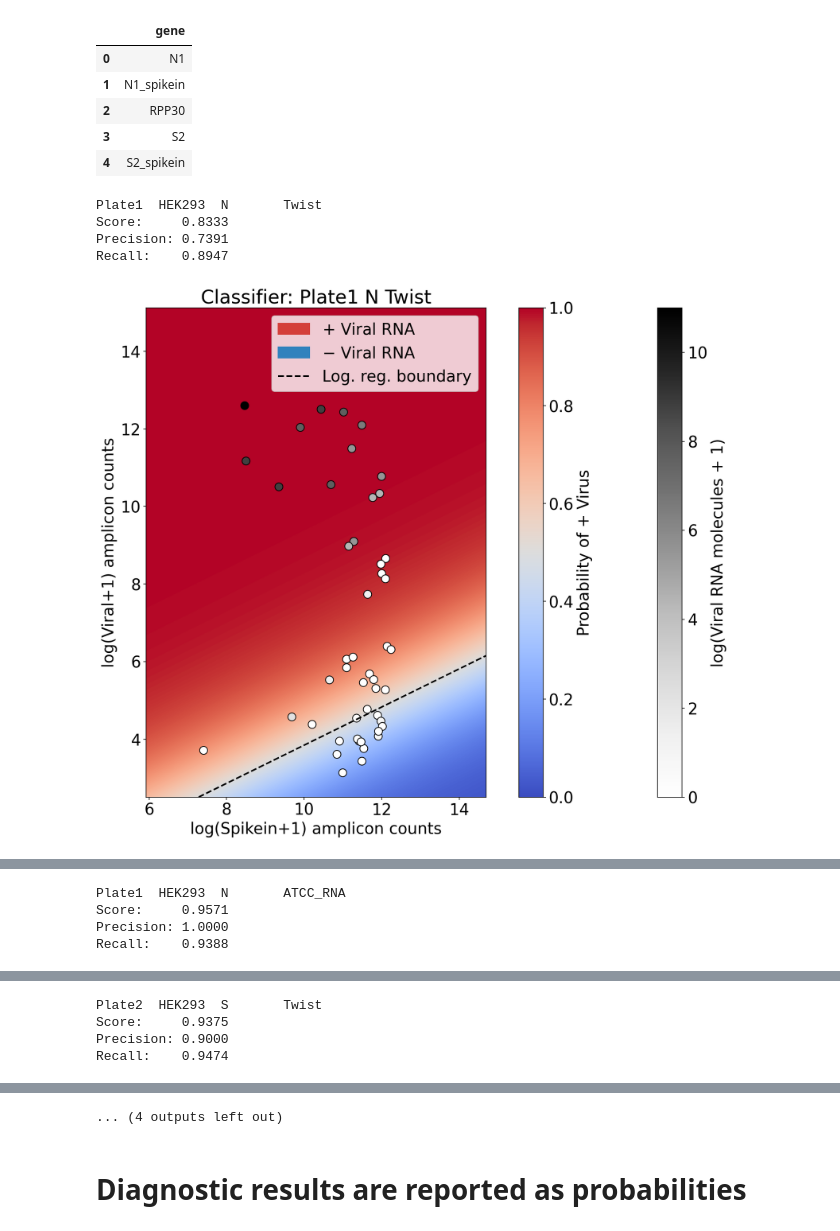
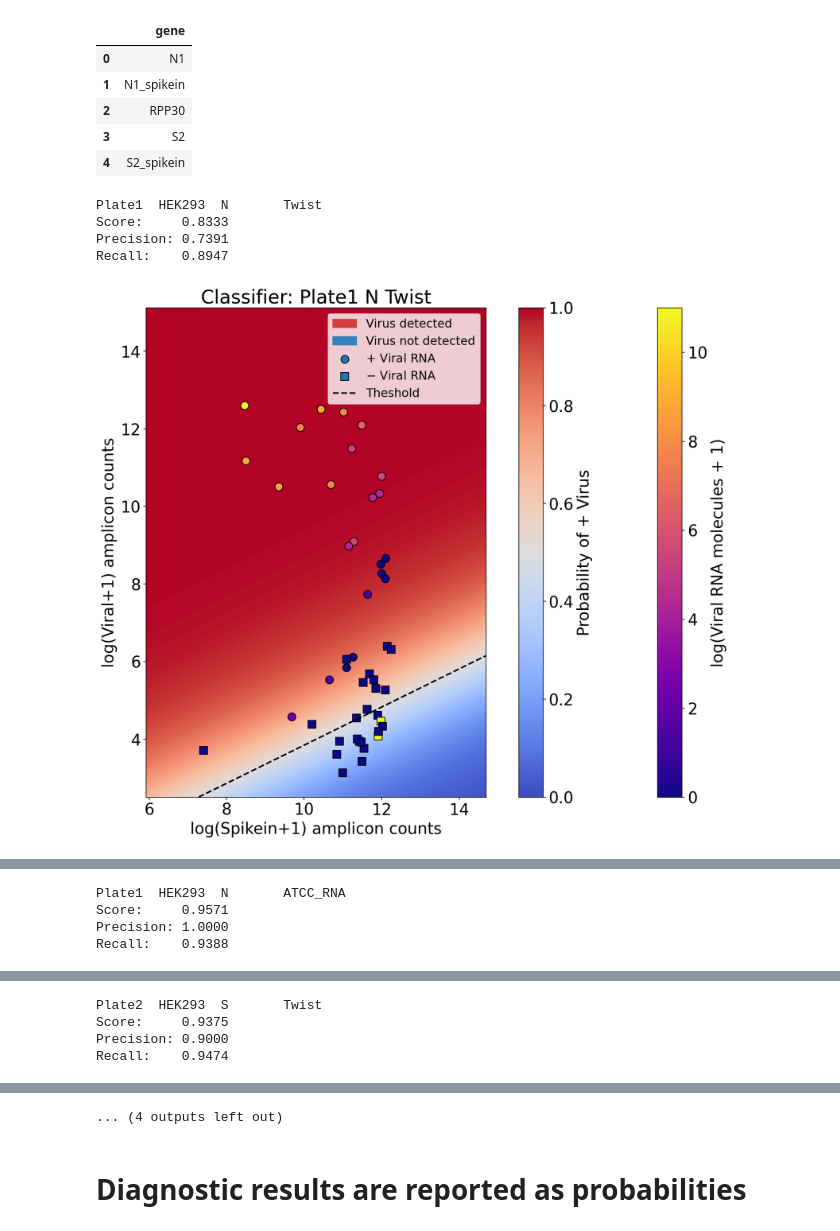
Before and after one commit to pachterlab/BLCSBGLKP_2020, a Jupyter notebook: notebooks/diagnostic.ipynb, the cells around one changed output, grey strips where cells are left out. Cells and saved outputs as stored; diff of their text form; code cells hidden in the pictures.

```diff
--- a/notebooks/diagnostic.ipynb
+++ b/notebooks/diagnostic.ipynb
@@ -89,7 +98,7 @@ def main(X, y1, y2):
 
     return (X_train, X_test, y_train, y_test, y_pred, w, b, clf)
 
-def plot(X, y, xidx, yidx, xlabel, ylabel, w, b):
+def plot(X, y, xidx, yidx, xlabel, ylabel, w, b, y_pred):
 
 
     N = 1000
@@ -116,13 +125,23 @@ def plot(X, y, xidx, yidx, xlabel, ylabel, w, b):
     ax.set_xlim(*xlims)
     ax.set_ylim(*ylims)
 
+    circle_m = y_pred==1
+    square_m = y_pred==0
+
+    circle_color = c[circle_m]
+    square_color = c[square_m]
+
     ### Scatter plot of points
-    sc = ax.scatter(x, y, c = c,s=100, edgecolors="black", cmap="Greys")
+
+    circles = ax.scatter(x[circle_m], y[circle_m], c = circle_color,s=100, marker="o", edgecolors="black", cmap="plasma", label="$+$ Viral RNA")
+    squares = ax.scatter(x[square_m], y[square_m], c = square_color,s=100, marker="s", edgecolors="black", cmap="plasma", label="$-$ Viral RNA")
+
+    sc = ax.scatter(x, y, c = c,s=0, edgecolors="black", cmap="plasma")
 
     ### Plot boundary line
     # note that here we solve the above equation for y using the
     # coefficients and the intercept
-    ax.plot(xx, yy, linestyle="--", color="black", linewidth=2, label="Log. reg. boundary")
+    thresh = ax.plot(xx, yy, linestyle="--", color="black", linewidth=2, label="Theshold")
 
     ### Plot logistic function
     # Perpendicular from the line is the probability that a sample
@@ -142,11 +161,15 @@ def plot(X, y, xidx, yidx, xlabel, ylabel, w, b):
 
     ###############################################################
     ## Prettying up the plot, adding
-    pos = mpatches.Patch(color="#D43F3A", label='$+$ Viral RNA')
-    neg = mpatches.Patch(color="#3182bd", label='$-$ Viral RNA')
+    pos = mpatches.Patch(color="#D43F3A", label='Virus detected')
+    neg = mpatches.Patch(color="#3182bd", label='Virus not detected')
     handles, labels = ax.get_legend_handles_labels()
+
+    order = [0,2,1]
+    handles = [handles[idx] for idx in order];
+
     handles.append(neg); handles.append(pos)
-    ax.legend(handles=handles[::-1])
+    ax.legend(handles=handles[::-1], fontsize=fsize-5)
 
     ax.set_xlabel("log({}+1) amplicon counts".format(xlabel))
     ax.set_ylabel("log({}+1) amplicon counts".format(ylabel))
@@ -185,8 +208,8 @@ def plot_LOD_adjusted(X_test, y_test, xlabel, ylabel, xidx, yidx, w, b, y_pred):
     ax.set_ylabel(r"({}+1)^({:,.2f}) / ({}+1)^({:,.2f})".format("Viral",w[yidx], "Spikein",w[xidx]))
 
     # legend
-    pos = mpatches.Patch(color="#D43F3A", label='$+$ Viral RNA predicted')
-    neg = mpatches.Patch(color="#3182bd", label='$-$ Viral RNA predicted')
+    pos = mpatches.Patch(color="#D43F3A", label='Virus detected')
+    neg = mpatches.Patch(color="#3182bd", label='Virus not detected')
     ax.legend(handles=[pos, neg])
     ax.set_title("Adjusted normalization based on logistic regression")
     return ax
@@ -211,8 +234,8 @@ def plot_LOD_normal(X_test, y_test, xlabel, ylabel, xidx, yidx, w, b, y_pred):
     ax.set_ylabel(r"({}+1) / ({}+1))".format("Viral", "Spikein"))
 
     # legend
-    pos = mpatches.Patch(color="#D43F3A", label='$+$ Viral RNA predicted')
-    neg = mpatches.Patch(color="#3182bd", label='$-$ Viral RNA predicted')
+    pos = mpatches.Patch(color="#D43F3A", label='Virus detected')
+    neg = mpatches.Patch(color="#3182bd", label='Virus not detected')
     ax.legend(handles=[pos, neg])
 
     ax.set_title("Standard normalization")
@@ -368,33 +391,33 @@ for (p, l, g, c) in exp:
     ##########################################################
     fig, ax = plt.subplots(figsize=(15,10))
 
     xlabel, ylabel = (g+"_spikein", g)
     xidx, yidx = (np.where(gene_labels[vm]==xlabel)[0][0], np.where(gene_labels[vm]==ylabel)[0][0])
 
-    plot(X_test, y_test, xidx, yidx, xlabel, ylabel, w, b)
+    plot(X_test, y_test, xidx, yidx, xlabel, ylabel, w, b, y_pred)
     ax.set_title("Classifier: {} {} {}".format(p, g[0], c))
-    #plt.savefig("./figs/log_reg_{}_{}_{}.png".format(p, g, c),bbox_inches='tight', dpi=300)
+    plt.savefig("./log_reg_{}_{}_{}.png".format(p, g, c),bbox_inches='tight', dpi=300)
 
 
     plt.show()
     ##########################################################
     fig, ax = plt.subplots(figsize=(10, 10))
 
     plot_LOD_normal(X_test, y_test, xlabel, ylabel, xidx, yidx, w, b, y_pred)
     ax.set_title("Standard curve: {} {} {}".format(p, g[0], c))
     #plt.savefig("./figs/lod_norm_{}_{}_{}.png".format(p, g, c),bbox_inches='tight', dpi=300)
 
     plt.show()
     ##########################################################
     fig, ax = plt.subplots(figsize=(10, 10))
 
     plot_LOD_adjusted(X_test, y_test, xlabel, ylabel, xidx, yidx, w, b, y_pred)
     ax.set_title("Adjusted standard curve: {} {} {}".format(p, g[0], c))
     #plt.savefig("./figs/lod_adj_{}_{}_{}.png".format(p, g, c),bbox_inches='tight', dpi=300)
     plt.show()
 # %% [output]
 Plate1  HEK293  N       Twist
 Score:     0.8333
 Precision: 0.7391
 Recall:    0.8947
-[figure, old version]
+[figure, new version]
```
Also changed, not shown: parts of 6 cells of this notebook.
